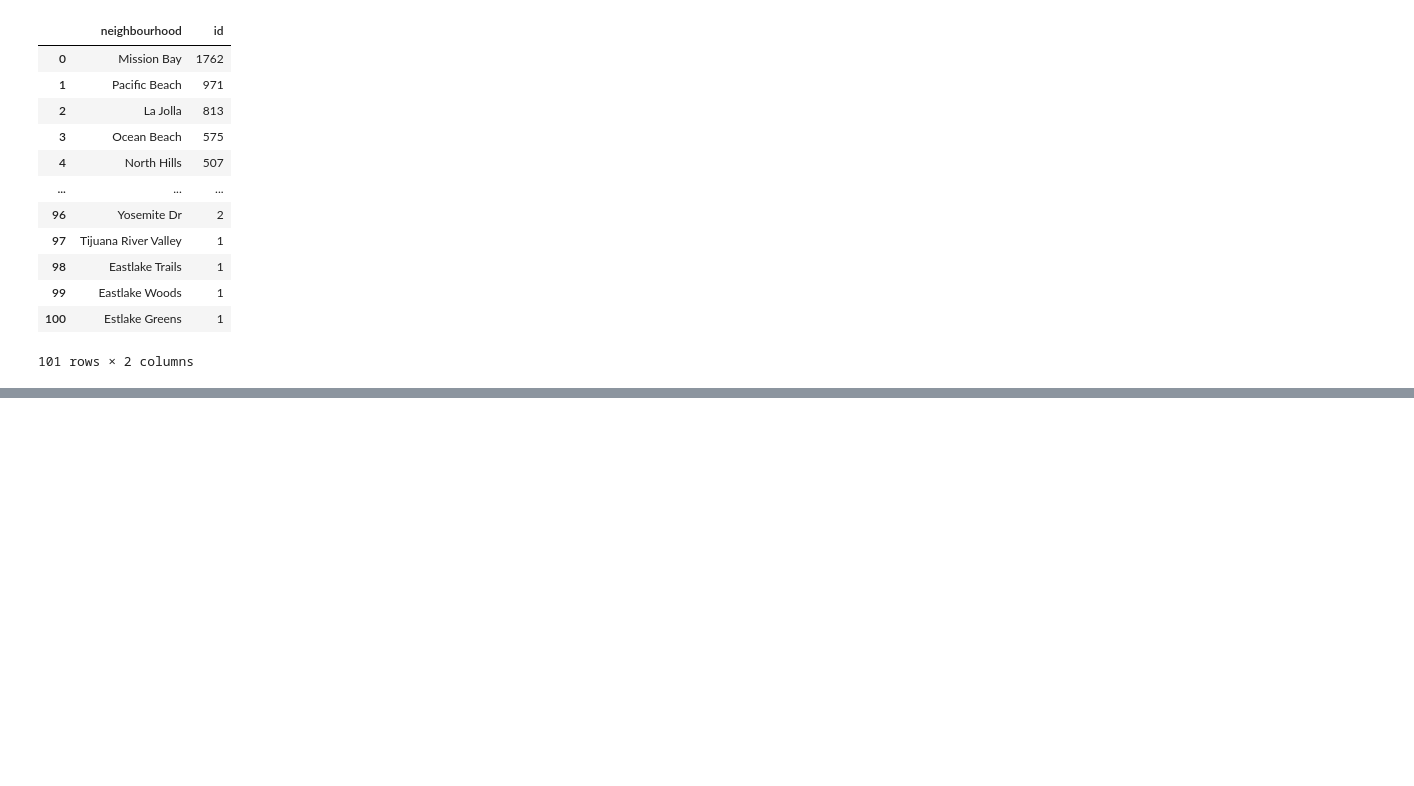
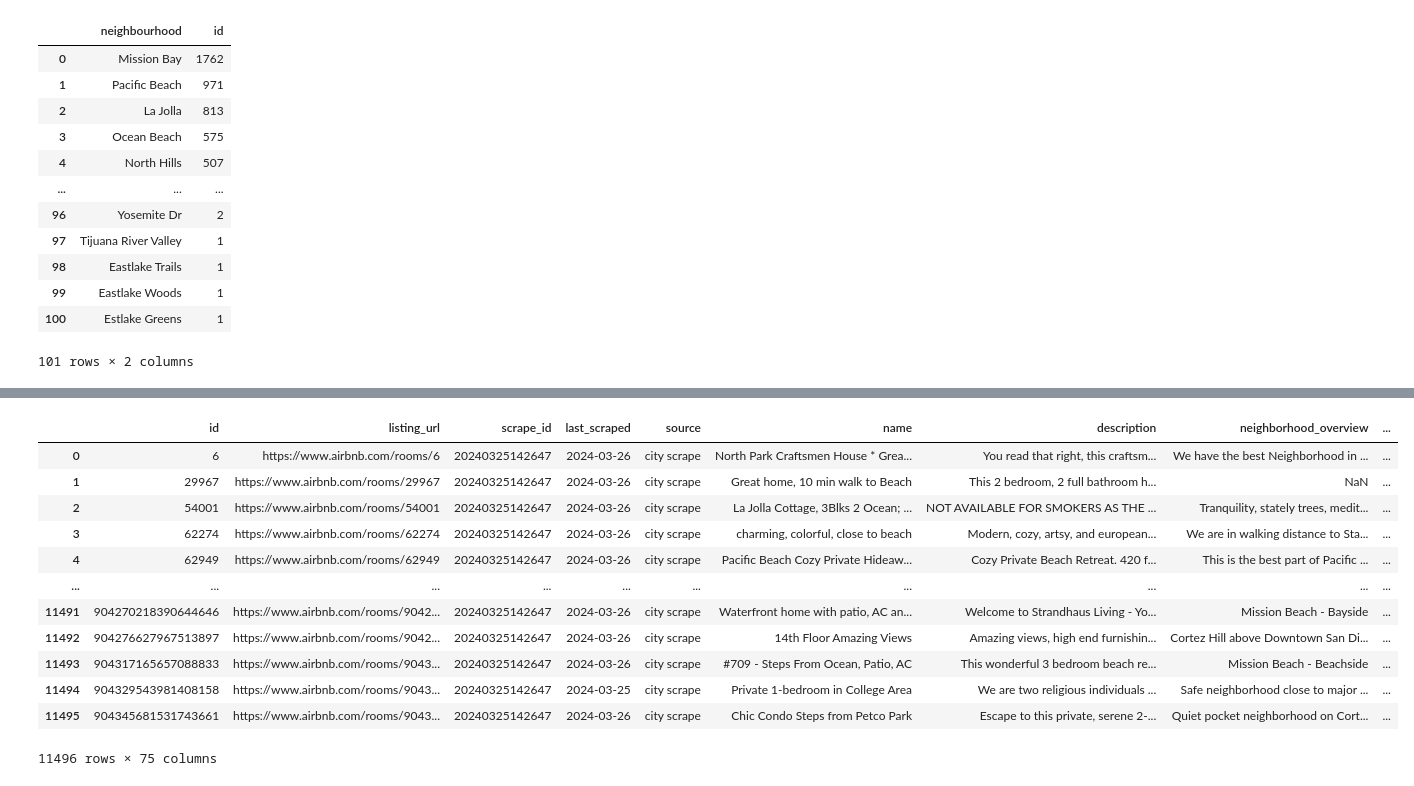
Before and after one commit to elliekwang/final_proj, a Jupyter notebook: airbnb.ipynb, the cells around one changed output, grey strips where cells are left out. Drawn from its saved outputs; the diff is of its cells as text; code cells hidden in the pictures; blank space fills up the shorter version.

```diff
--- a/airbnb.ipynb
+++ b/airbnb.ipynb
@@ -116,0 +134,17 @@ neighbourhood_count.to_csv('neighbourhood_count.csv')
+# %%
+detailed_listings = pd.read_csv('detailed_listings.csv')
+detailed_listings
+# %% [output]
+|  | id | listing_url | scrape_id | last_scraped | source | name | description | neighborhood_overview | ... |
+| 0 | 6 | https://www.airbnb.com/rooms/6 | 20240325142647 | 2024-03-26 | city scrape | North Park Craftsmen House * Grea... | You read that right, this craftsm... | We have the best Neighborhood in ... | ... |
+| 1 | 29967 | https://www.airbnb.com/rooms/29967 | 20240325142647 | 2024-03-26 | city scrape | Great home, 10 min walk to Beach | This 2 bedroom, 2 full bathroom h... | NaN | ... |
+| 2 | 54001 | https://www.airbnb.com/rooms/54001 | 20240325142647 | 2024-03-26 | city scrape | La Jolla Cottage, 3Blks 2 Ocean; ... | NOT AVAILABLE FOR SMOKERS AS THE ... | Tranquility, stately trees, medit... | ... |
+| 3 | 62274 | https://www.airbnb.com/rooms/62274 | 20240325142647 | 2024-03-26 | city scrape | charming, colorful, close to beach | Modern, cozy, artsy, and european... | We are in walking distance to Sta... | ... |
+| 4 | 62949 | https://www.airbnb.com/rooms/62949 | 20240325142647 | 2024-03-26 | city scrape | Pacific Beach Cozy Private Hideaw... | Cozy Private Beach Retreat. 420 f... | This is the best part of Pacific ... | ... |
+| ... | ... | ... | ... | ... | ... | ... | ... | ... | ... |
+| 11491 | 904270218390644646 | https://www.airbnb.com/rooms/9042... | 20240325142647 | 2024-03-26 | city scrape | Waterfront home with patio, AC an... | Welcome to Strandhaus Living - Yo... | Mission Beach - Bayside | ... |
+| 11492 | 904276627967513897 | https://www.airbnb.com/rooms/9042... | 20240325142647 | 2024-03-26 | city scrape | 14th Floor Amazing Views | Amazing views, high end furnishin... | Cortez Hill above Downtown San Di... | ... |
+| 11493 | 904317165657088833 | https://www.airbnb.com/rooms/9043... | 20240325142647 | 2024-03-26 | city scrape | #709 - Steps From Ocean, Patio, AC | This wonderful 3 bedroom beach re... | Mission Beach - Beachside | ... |
+| 11494 | 904329543981408158 | https://www.airbnb.com/rooms/9043... | 20240325142647 | 2024-03-25 | city scrape | Private 1-bedroom in College Area | We are two religious individuals ... | Safe neighborhood close to major ... | ... |
+| 11495 | 904345681531743661 | https://www.airbnb.com/rooms/9043... | 20240325142647 | 2024-03-26 | city scrape | Chic Condo Steps from Petco Park | Escape to this private, serene 2-... | Quiet pocket neighborhood on Cort... | ... |
+11496 rows × 75 columns
```
Also changed, not shown: parts of 1 cell of this notebook, 2 other files.
